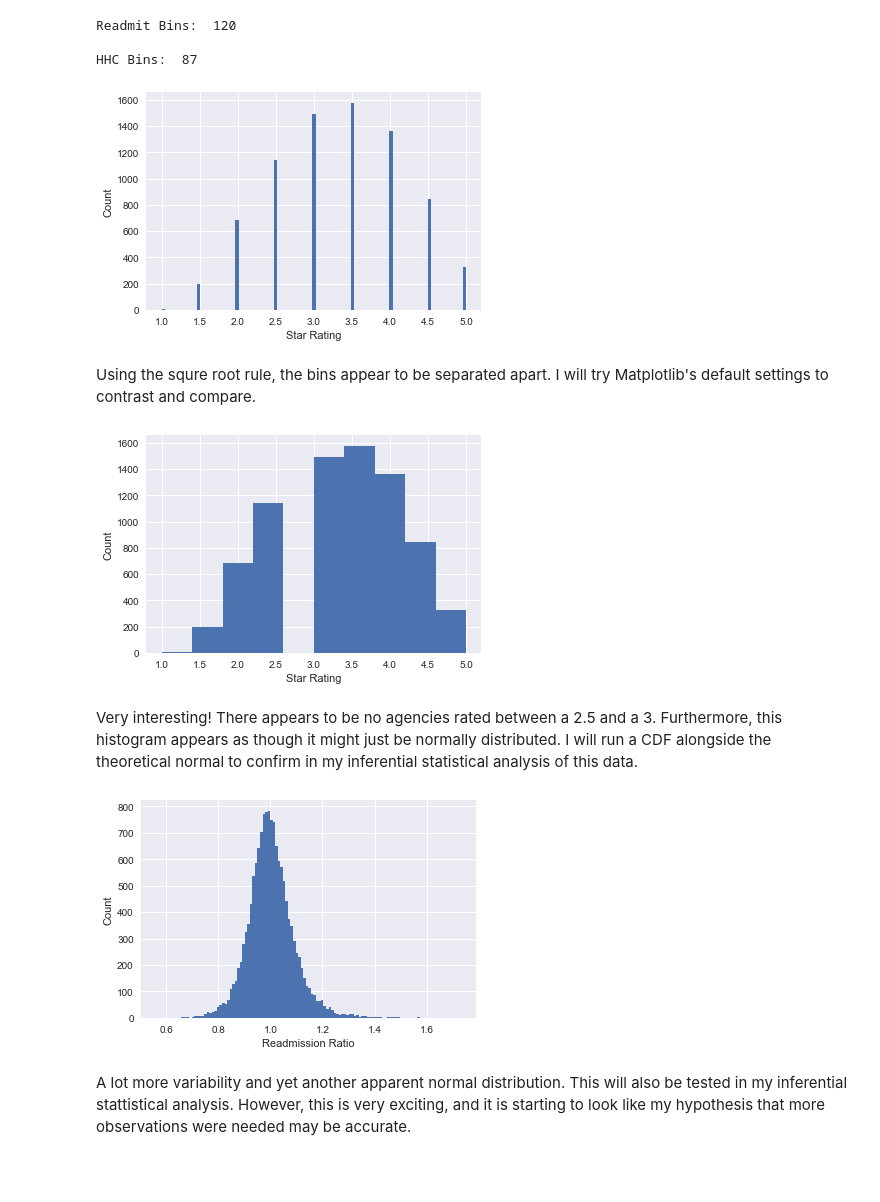
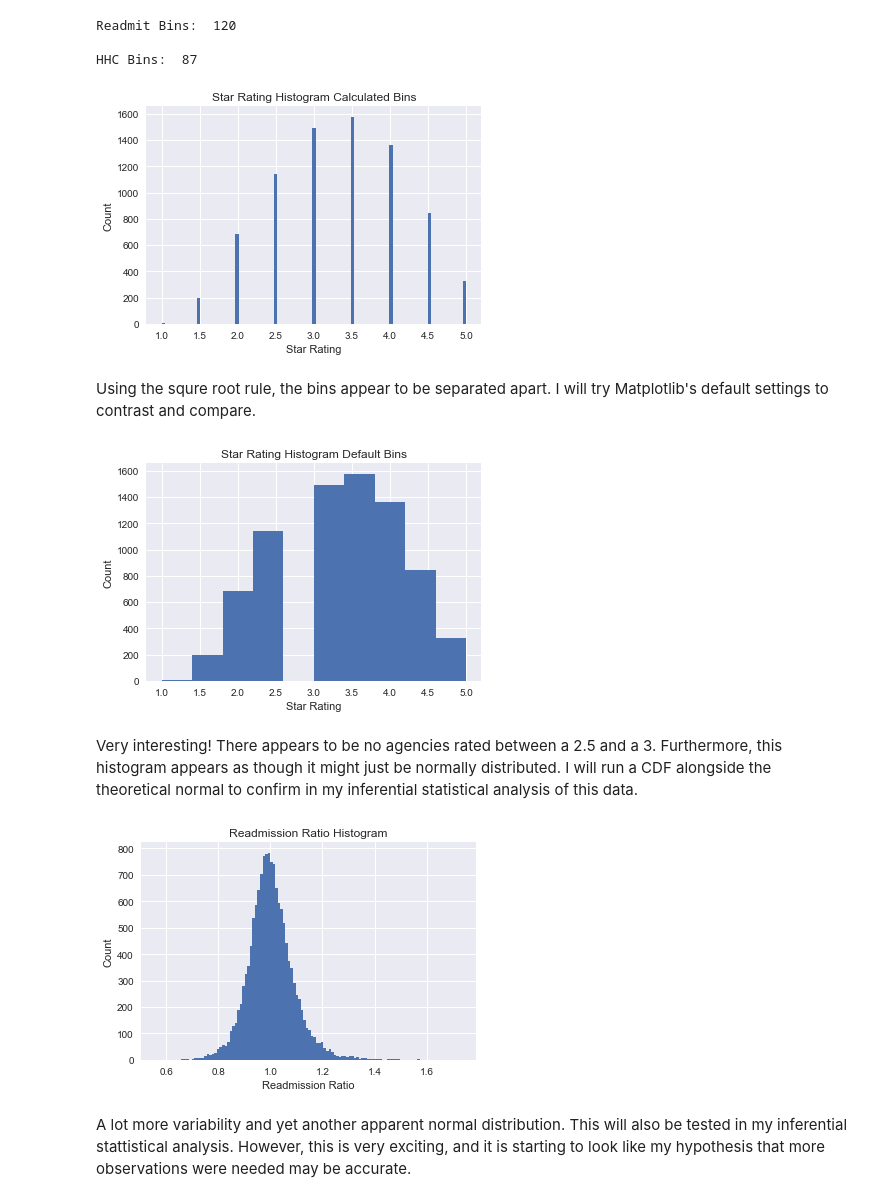
Before and after one commit to jsking751/Capstone_1, a Jupyter notebook: EDA and Analysis/Capstone1_EDA_Part_2.ipynb, the cells around one changed output. Cells and saved outputs as stored; diff of their text form; code cells hidden in the pictures; blank space fills up the shorter version.

```diff
--- a/EDA and Analysis/Capstone1_EDA_Part_2.ipynb
+++ b/EDA and Analysis/Capstone1_EDA_Part_2.ipynb
@@ -80,11 +80,12 @@ HHC Bins:  87
 # %%
 # Plotting Star Rating Histogram
 _ = plt.hist(hhc.star_rating, bins=hhc_bins)
 _ = plt.xlabel('Star Rating')
 _ = plt.ylabel('Count')
+_ = plt.title('Star Rating Histogram Calculated Bins')
 plt.show()
 # %% [output]
-[figure, old version]
+[figure, new version]
 # %% [markdown]
 Using the squre root rule, the bins appear to be separated apart.  I will try Matplotlib's default settings to contrast and compare.
 # %%
@@ -92,9 +93,10 @@ Using the squre root rule, the bins appear to be separated apart.  I will try Ma
 _ = plt.hist(hhc.star_rating)
 _ = plt.xlabel('Star Rating')
 _ = plt.ylabel('Count')
+_ = plt.title('Star Rating Histogram Default Bins')
 plt.show()
 # %% [output]
-[figure, old version]
+[figure, new version]
 # %% [markdown]
 Very interesting!  There appears to be no agencies rated between a 2.5 and a 3.  Furthermore, this histogram appears as though it might just be normally distributed.  I will run a CDF alongside the theoretical normal to confirm in my inferential statistical analysis of this data.
 # %%
@@ -102,9 +104,10 @@ Very interesting!  There appears to be no agencies rated between a 2.5 and a 3.
 _ = plt.hist(readmit.readmission_ratio, bins=r_bins)
 _ = plt.xlabel('Readmission Ratio')
 _ = plt.ylabel('Count')
+_ = plt.title('Readmission Ratio Histogram')
 plt.show()
 # %% [output]
-[figure, old version]
+[figure, new version]
 # %% [markdown]
 A lot more variability and yet another apparent normal distribution.  This will also be tested in my inferential stattistical analysis.  However, this is very exciting, and it is starting to look like my hypothesis that more observations were needed may be accurate.
 # %% [markdown]
```
Also changed, not shown: parts of 34 cells of this notebook.
